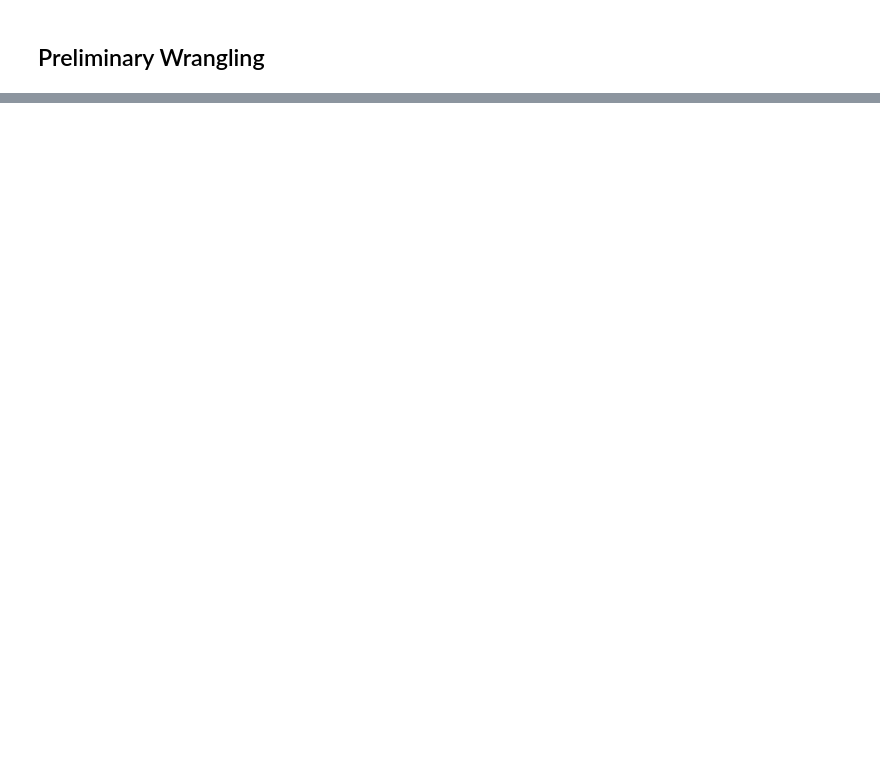
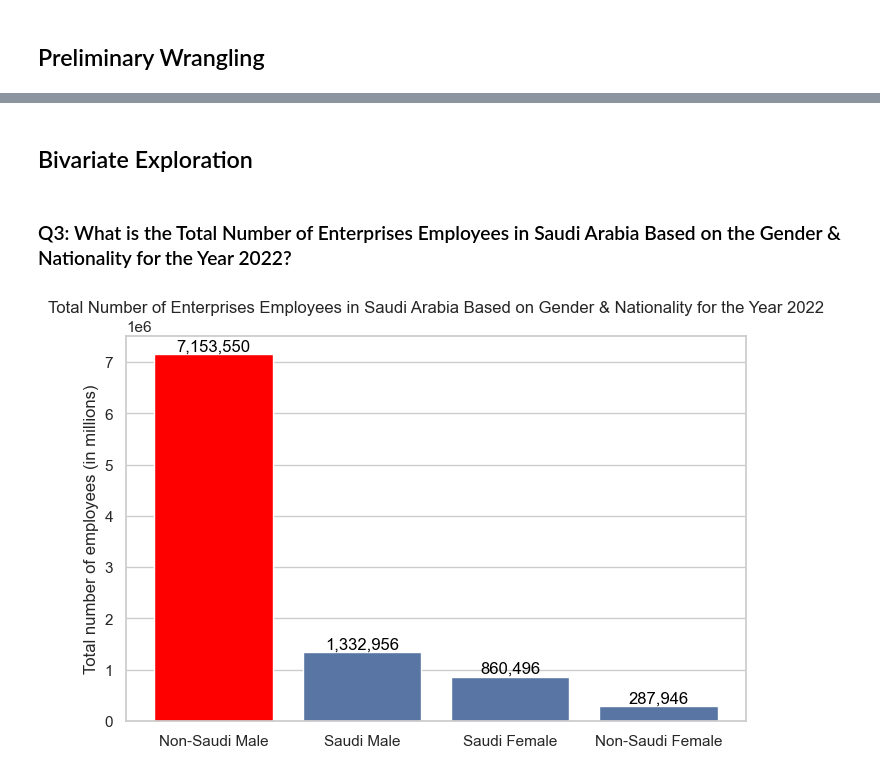
Before and after one commit to alsubaie-os/Udacity-Data-Analysis-Nanodegree, a Jupyter notebook: Communicate Data Findings/Part_I_exploration_template.ipynb, the cells around one changed output, grey strips where cells are left out. Cells and saved outputs as stored; diff of their text form; code cells hidden in the pictures; blank space fills up the shorter version.

Commit message:
Complete the Project Files: Complete the Exploration and Explanation Notebooks
- Exploration and Explanation notebooks have been completed
- Translation.py file has been completed

```diff
--- a/Communicate Data Findings/Part_I_exploration_template.ipynb
+++ b/Communicate Data Findings/Part_I_exploration_template.ipynb
@@ -95,0 +85,20 @@ your work in the previous sections.
+# %%
+# get the total number of male employees in Saudi Arabia
+saudi_male = df_2022_q4['number_of_saudi_employees (male)'].sum()
+non_saudi_male = df_2022_q4['number_of_foreign_employees (male)'].sum()
+total_male_employees = saudi_male + non_saudi_male
+
+# get the total number of female employees in Saudi Arabia
+saudi_female = df_2022_q4['number_of_saudi_employees (female)'].sum()
+non_saudi_female = df_2022_q4['number_of_foreign_employees (female)'].sum()
+total_female_employees = saudi_female + non_saudi_female
+
+# pie chart displays the male & female employees in Saudi Arabia
+plt.figure(figsize=(6, 6))
+plt.pie([total_male_employees, total_female_employees], labels=['Male Employees', 'Female Employees'],
+        colors=['blue', 'pink'], explode=(0.1, 0), autopct='%1.1f%%', startangle=140)
+plt.title('Distribution of Male and Female Employees in Saudi Arabia for the Year 2022')
+plt.axis('equal')
+
+# Display the pie chart
+plt.show()
@@ -95,0 +152,32 @@ your work in the previous sections.
+# %% [markdown]
+## Bivariate Exploration
+# %% [markdown]
+### Q3: What is the Total Number of Enterprises Employees in Saudi Arabia Based on the Gender & Nationality for the Year 2022?
+# %%
+categories = ['Saudi Male', 'Non-Saudi Male', 'Saudi Female', 'Non-Saudi Female']
+employee_counts = [saudi_male, non_saudi_male, saudi_female, non_saudi_female]
+
+# Sort employee counts in descending order
+sorted_indices = sorted(range(len(employee_counts)), key=lambda k: employee_counts[k], reverse=True)
+categories = [categories[i] for i in sorted_indices]
+employee_counts = [employee_counts[i] for i in sorted_indices]
+
+# Seaborn diagram to show total number of male/female employees
+plt.figure(figsize=[8, 5])
+plt.title('Total Number of Enterprises Employees in Saudi Arabia Based on Gender & Nationality for the Year 2022')
+sns.barplot(x=categories, y=employee_counts, color=sns.color_palette()[0])
+
+# Set the y-label to "Total number of employees (in millions)"
+plt.ylabel('Total number of employees (in millions)')
+
+# Add annotations
+for i in range(len(employee_counts)):
+    plt.text(i, employee_counts[i] + 10000, f'{employee_counts[i]:,}', ha='center', va='bottom', color='black')
+
+# Set the color of the highest bar to red
+plt.bar(categories[0], employee_counts[0], color='red')
+
+# Show the plot
+plt.show()
+# %% [output]
+[figure, added]
```
Also changed, not shown: parts of 50 cells of this notebook, 1 other file.
